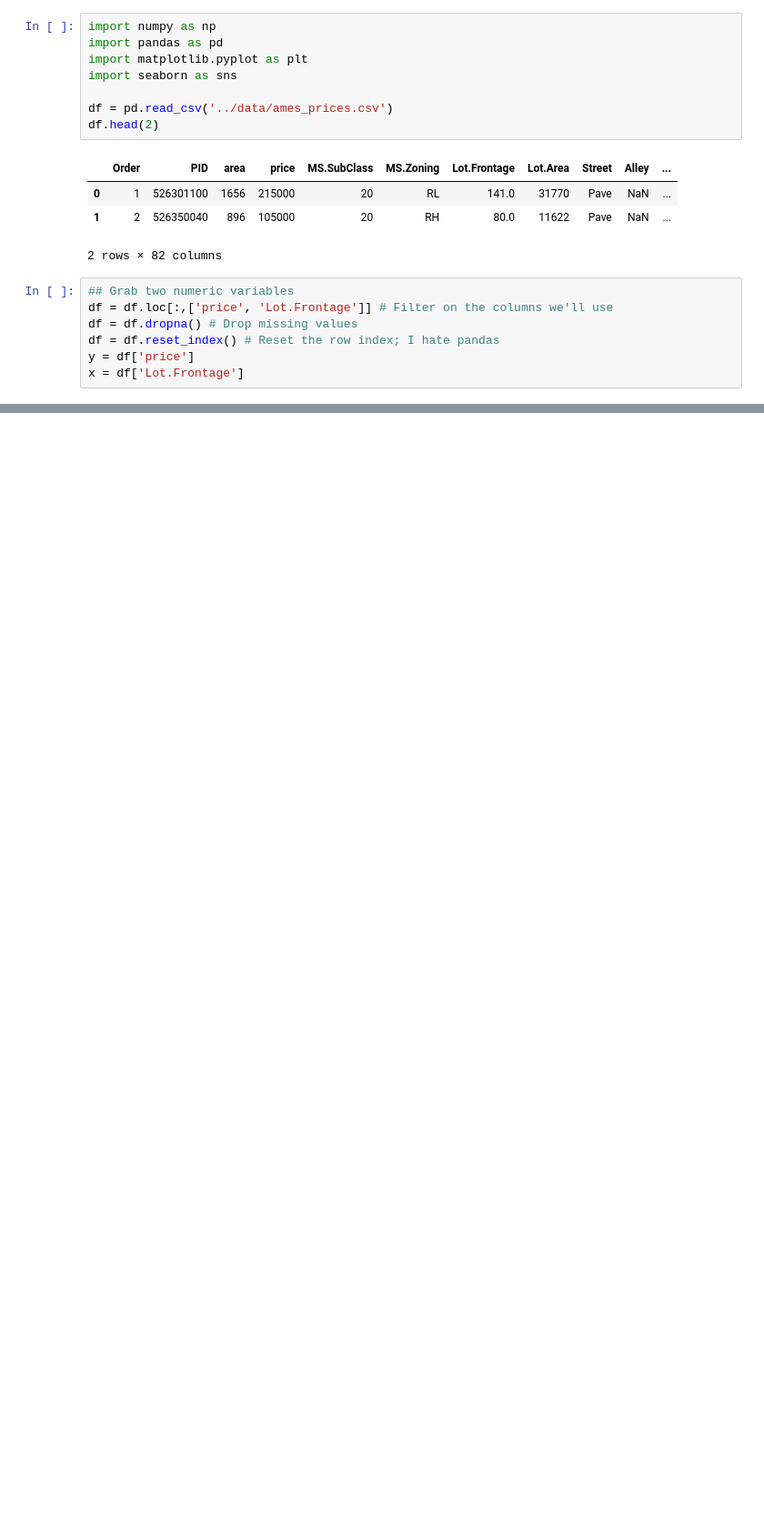
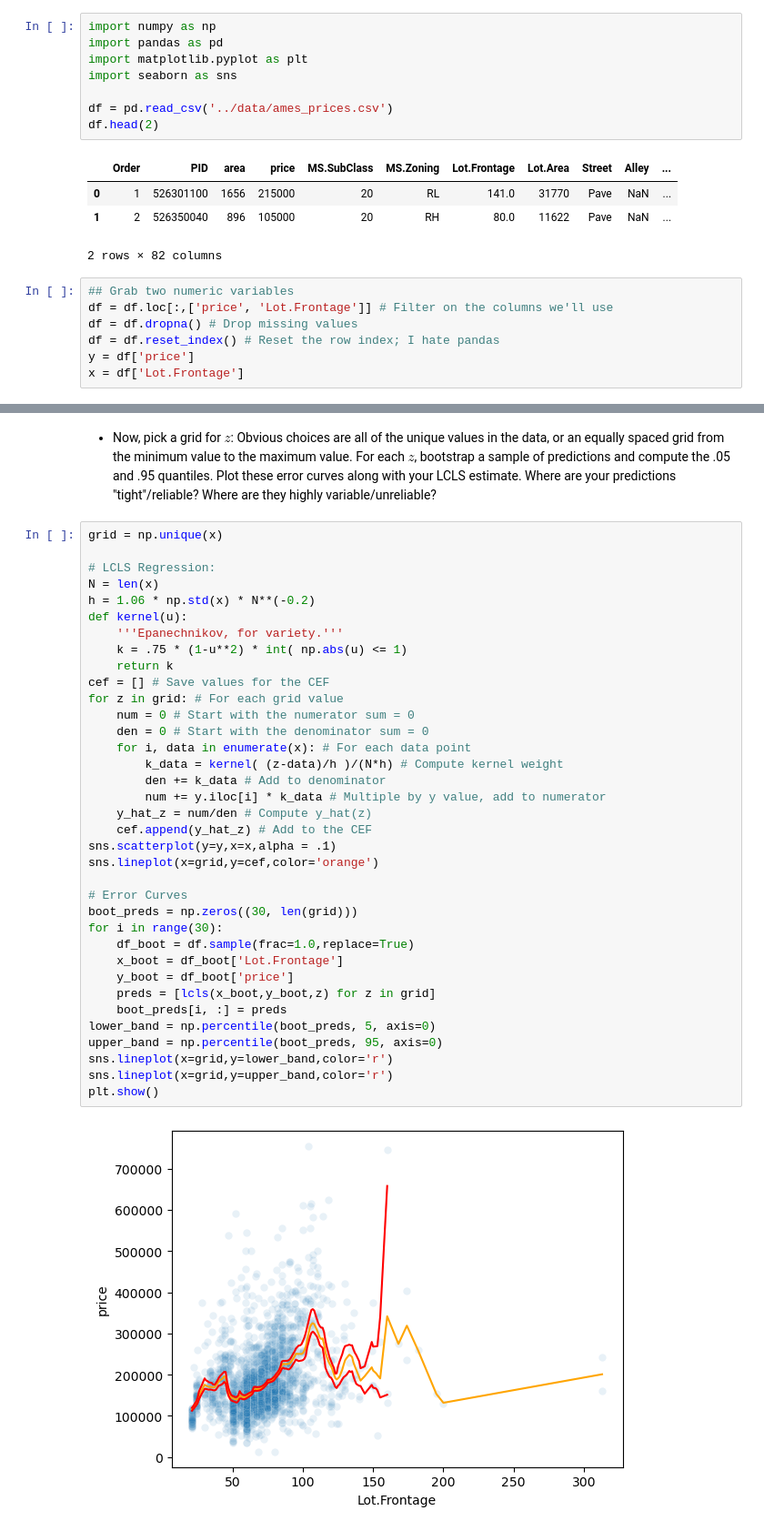
Before and after one commit to ds4e/understanding_uncertainty_assignments, a Jupyter notebook: assignment_4/exercise_4.ipynb, the cells around one changed output, grey strips where cells are left out. Shown at 91% size. Cells and saved outputs as stored; diff of their text form; blank space fills up the shorter version.

```diff
--- a/assignment_4/exercise_4.ipynb
+++ b/assignment_4/exercise_4.ipynb
@@ -67,0 +112,40 @@ plt.show()
+# %% [markdown]
+- Now, pick a grid for $z$: Obvious choices are all of the unique values in the data, or an equally spaced grid from the minimum value to the maximum value. For each $z$, bootstrap a sample of predictions and compute the .05 and .95 quantiles. Plot these error curves along with your LCLS estimate. Where are your predictions "tight"/reliable? Where are they highly variable/unreliable?
+# %%
+grid = np.unique(x)
+
+# LCLS Regression:
+N = len(x)
+h = 1.06 * np.std(x) * N**(-0.2)
+def kernel(u):
+    '''Epanechnikov, for variety.'''
+    k = .75 * (1-u**2) * int( np.abs(u) <= 1)
+    return k
+cef = [] # Save values for the CEF
+for z in grid: # For each grid value
+    num = 0 # Start with the numerator sum = 0
+    den = 0 # Start with the denominator sum = 0
+    for i, data in enumerate(x): # For each data point
+        k_data = kernel( (z-data)/h )/(N*h) # Compute kernel weight
+        den += k_data # Add to denominator
+        num += y.iloc[i] * k_data # Multiple by y value, add to numerator
+    y_hat_z = num/den # Compute y_hat(z)
+    cef.append(y_hat_z) # Add to the CEF
+sns.scatterplot(y=y,x=x,alpha = .1)
+sns.lineplot(x=grid,y=cef,color='orange')
+
+# Error Curves
+boot_preds = np.zeros((30, len(grid)))
+for i in range(30):
+    df_boot = df.sample(frac=1.0,replace=True)
+    x_boot = df_boot['Lot.Frontage']
+    y_boot = df_boot['price']
+    preds = [lcls(x_boot,y_boot,z) for z in grid]
+    boot_preds[i, :] = preds
+lower_band = np.percentile(boot_preds, 5, axis=0)
+upper_band = np.percentile(boot_preds, 95, axis=0)
+sns.lineplot(x=grid,y=lower_band,color='r')
+sns.lineplot(x=grid,y=upper_band,color='r')
+plt.show()
+# %% [output]
+[figure, added]
```
Also changed, not shown: parts of 8 cells of this notebook.
